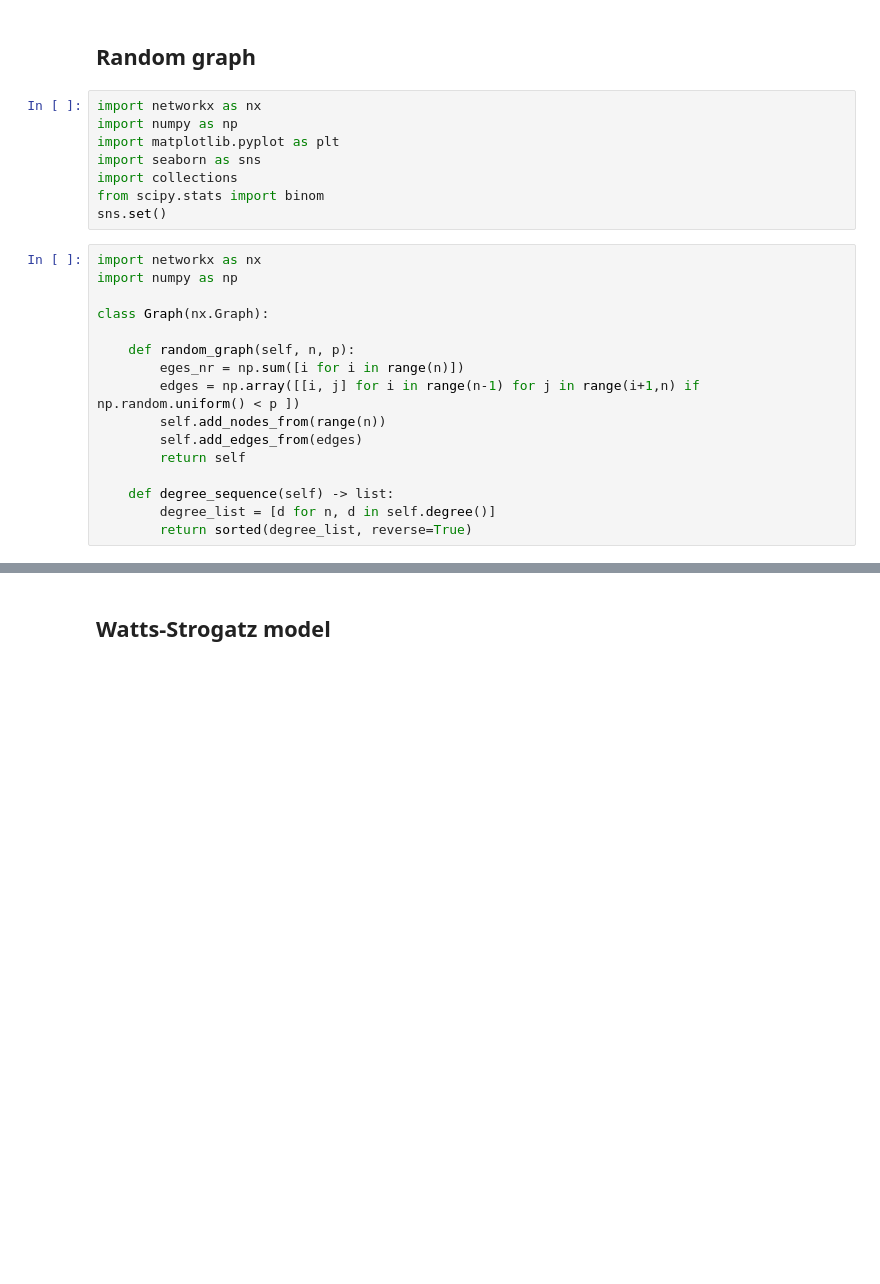
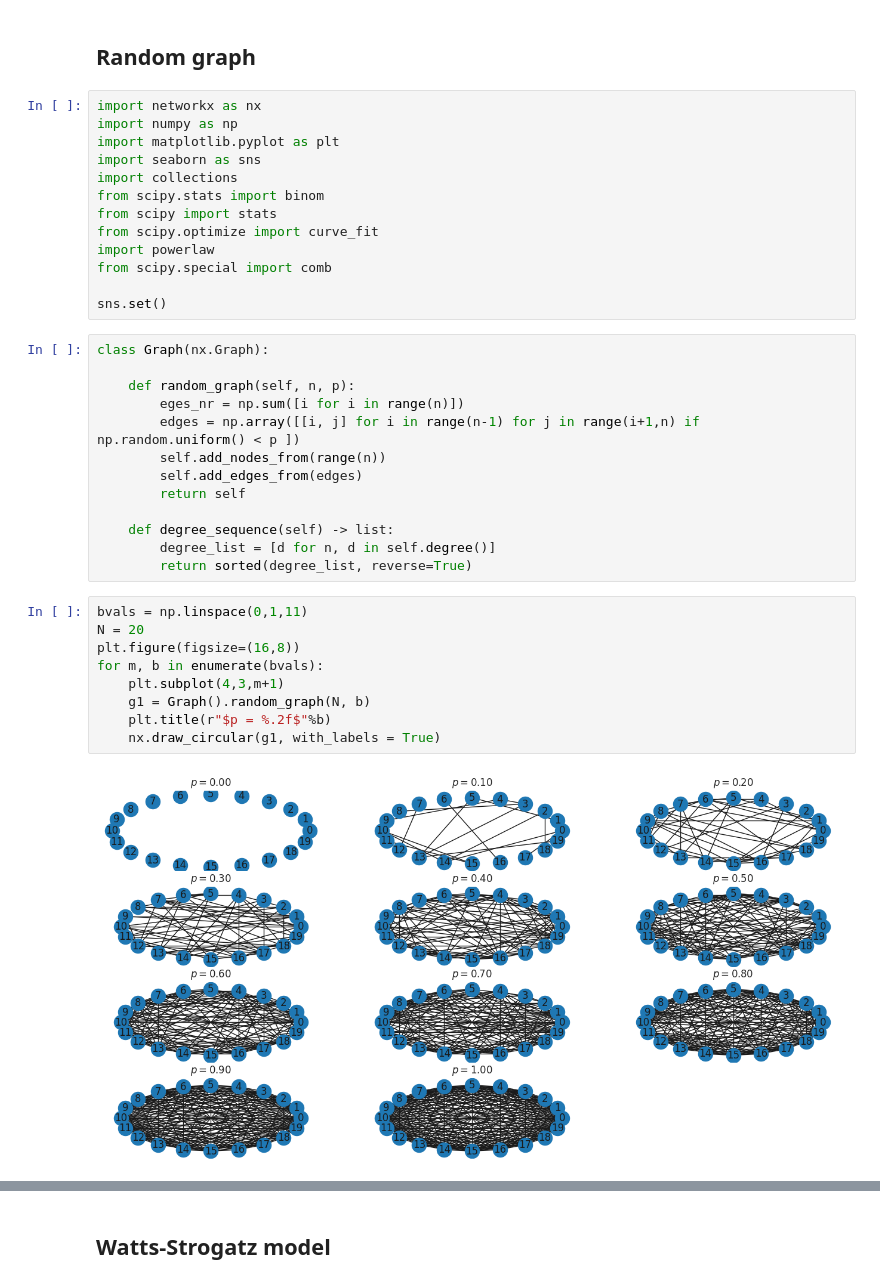
Before and after one commit to meluzyn100/DPOCN, a Jupyter notebook: labs/list3/list3_1.ipynb, the cells around one changed output, grey strips where cells are left out. Saved outputs shown, nothing was run; the diff lists cells and outputs as text; blank space fills up the shorter version.

```diff
--- a/labs/list3/list3_1.ipynb
+++ b/labs/list3/list3_1.ipynb
@@ -9,11 +9,13 @@ import matplotlib.pyplot as plt
 import seaborn as sns
 import collections
 from scipy.stats import binom
+from scipy import stats
+from scipy.optimize import curve_fit
+import powerlaw
+from scipy.special import comb
+
 sns.set()
 # %%
-import networkx as nx
-import numpy as np
-
 class Graph(nx.Graph):
 
     def random_graph(self, n, p):
@@ -26,6 +28,17 @@ class Graph(nx.Graph):
     def degree_sequence(self) -> list:
         degree_list = [d for n, d in self.degree()]
         return sorted(degree_list, reverse=True)
+# %%
+bvals = np.linspace(0,1,11)
+N = 20
+plt.figure(figsize=(16,8))
+for m, b in enumerate(bvals):
+    plt.subplot(4,3,m+1)
+    g1 = Graph().random_graph(N, b)
+    plt.title(r"$p = %.2f$"%b)
+    nx.draw_circular(g1, with_labels = True)
+# %% [output]
+[figure, added]
 # %%
 n = 4000
 p = 0.1
```
Also changed, not shown: parts of 12 cells of this notebook.
